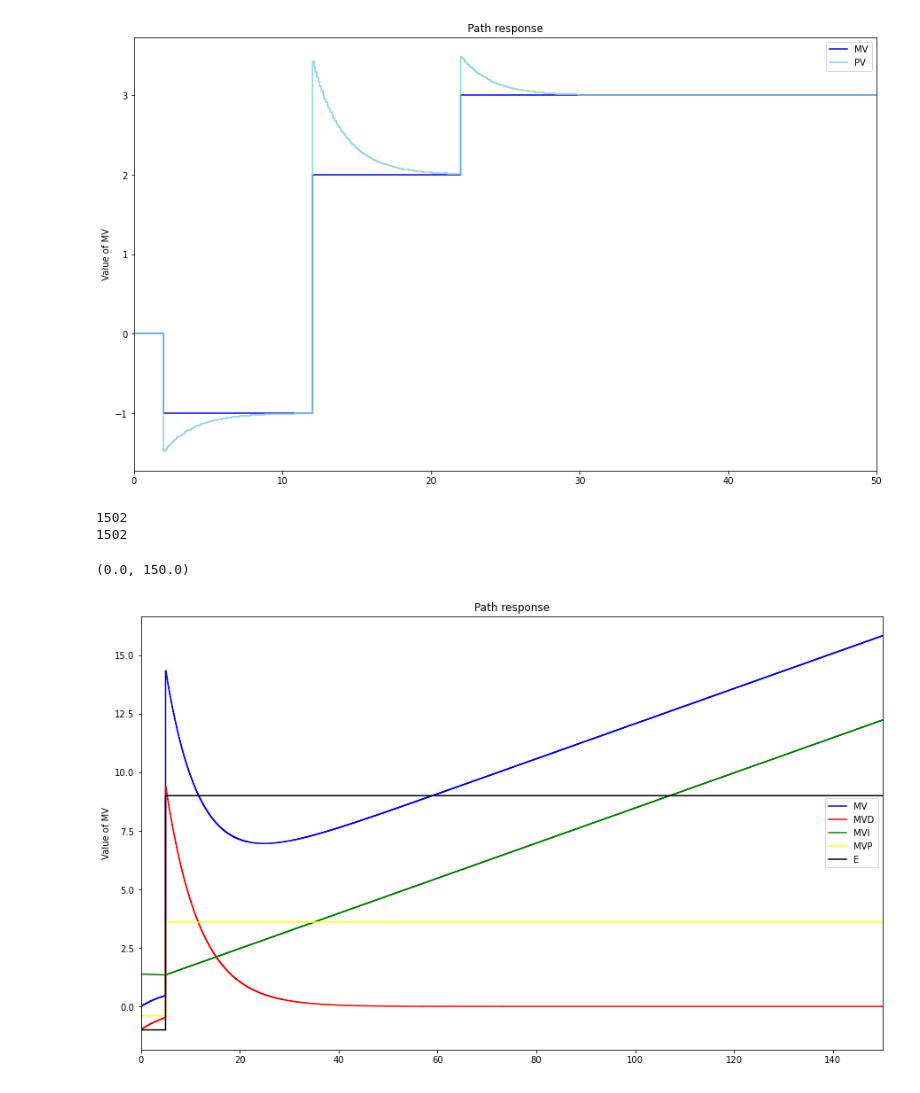
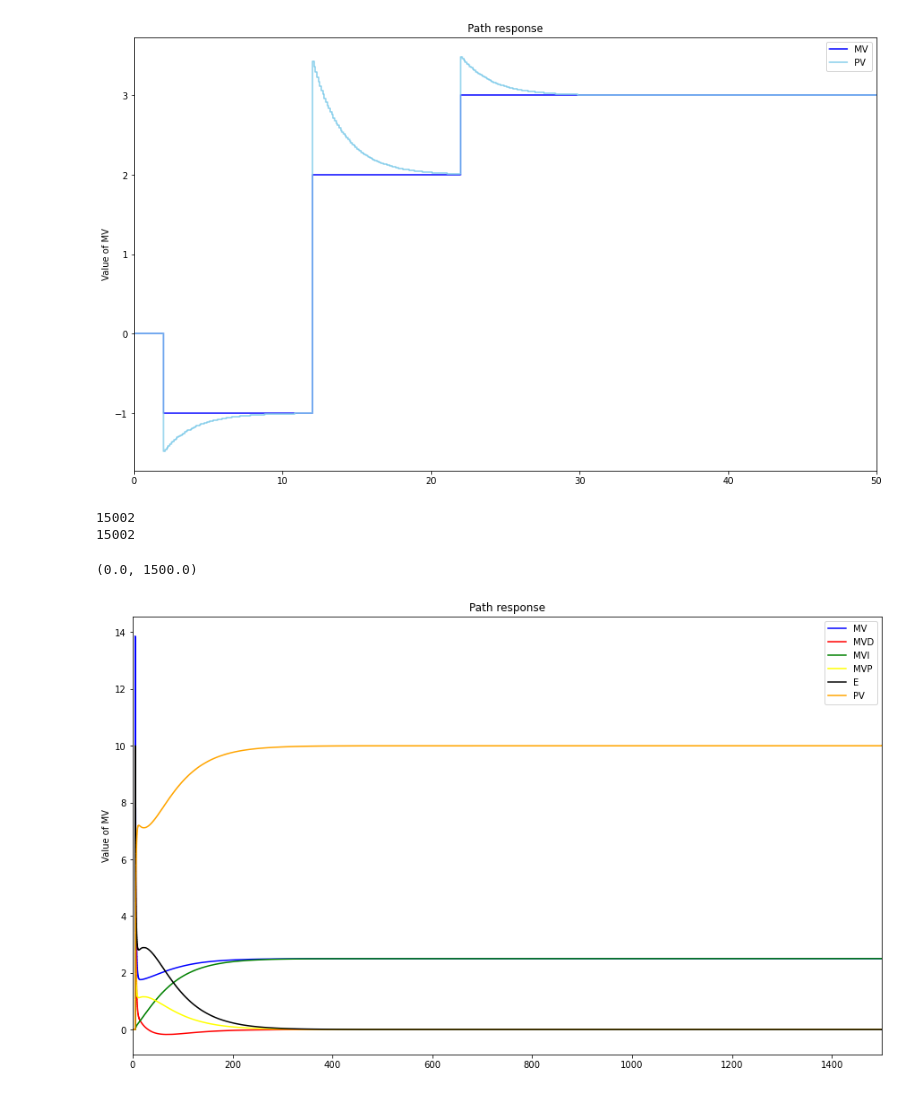
Before and after one commit to olingo99/Control_Theory_Application, a Jupyter notebook: package_Engels_Theo_Losseau_Baudouin.ipynb, the cells around one changed output. Cells and saved outputs as stored; diff of their text form; code cells hidden in the pictures.

```diff
--- a/package_Engels_Theo_Losseau_Baudouin.ipynb
+++ b/package_Engels_Theo_Losseau_Baudouin.ipynb
@@ -38,7 +38,7 @@ plt.xlim([0, TSim])
 (0.0, 50.0)
 [figure]
 # %%
-TSim = 150
+TSim = 1500
 Ts = 0.1
 N = int(TSim/Ts) + 1
 
@@ -52,36 +52,37 @@ MV = [0]
 PV = [0]
 SP = [0]
 MVP = []
 MVI = []
 MVD = []
 E = [0]
 Et = []
 
 
 for i in range(0,N):
     t.append(i*Ts)
     SelectPath_RT(SPPath,t,SP)
-    SelectPath_RT(PVPath,t,PV)
-    #FO_RT(MV,4,10,Ts,PV)
+    #SelectPath_RT(PVPath,t,PV)
+    FO_RT(MV,4,10,Ts,PV)
     PID_RT(SP,PV,0,[],[],0.4,48,17,Ts,0,100,MV,MVP,MVI,MVD,E)
 
 print(len(MVI))
 print(len(t))
 
 plt.figure(figsize = (15,9))
 
 plt.step(t,MV,'b-',label='MV',where='post')
 #plt.step(t,PV,'skyblue',label='PV',where='post')
 plt.step(t,MVD,'red',label='MVD',where='post')
 plt.step(t,MVI,'green',label='MVI',where='post')
 plt.step(t,MVP,'yellow',label='MVP',where='post')
 plt.step(t,E,'black',label='E',where='post')
+plt.step(t,PV,'orange',label='PV',where='post')
 plt.ylabel('Value of MV')
 plt.legend(loc='best')
 plt.title('Path response')
 plt.xlim([0, TSim])
 # %% [output]
-1502
-1502
+15002
+15002
-(0.0, 150.0)
+(0.0, 1500.0)
-[figure, old version]
+[figure, new version]
```
